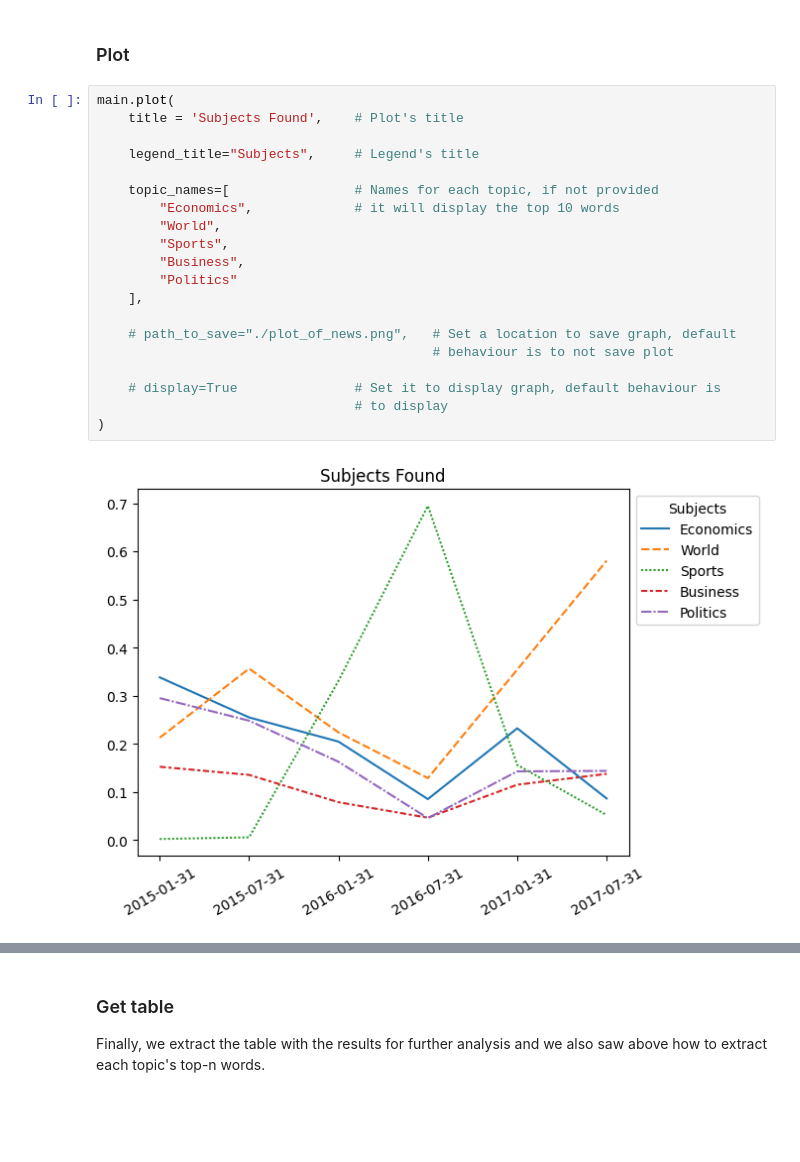
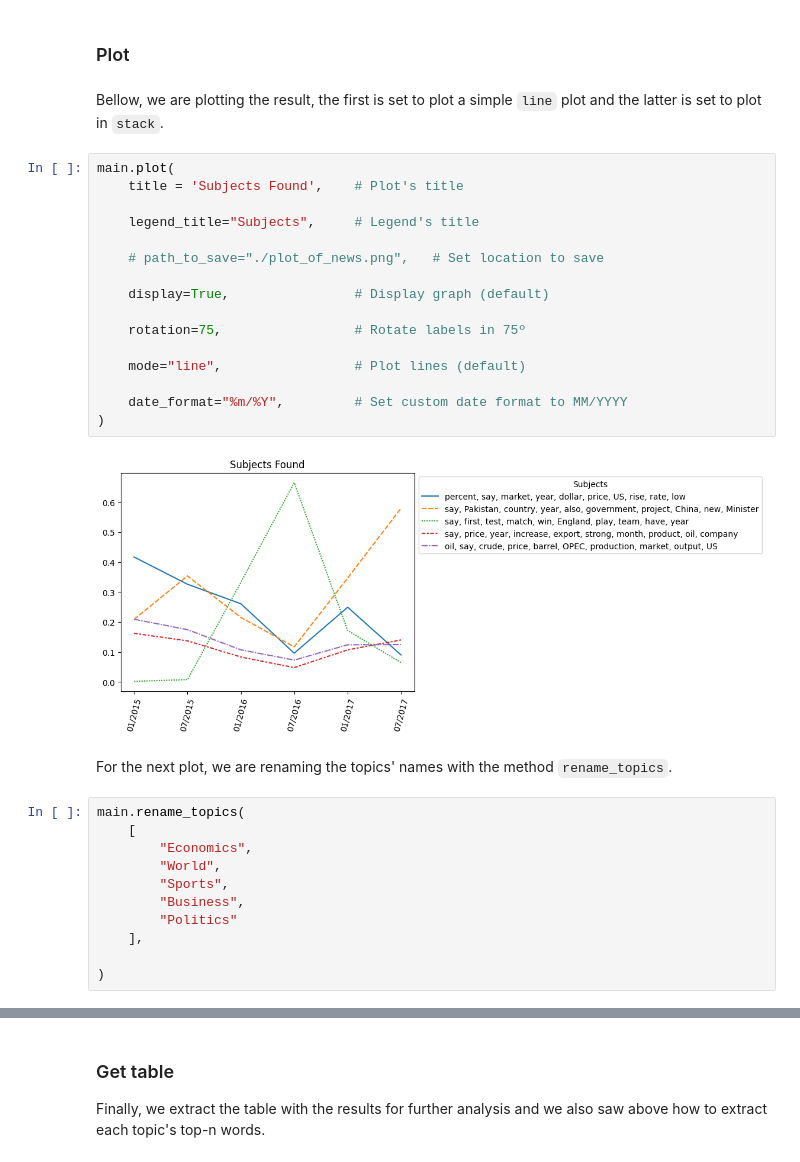
Before and after one commit to lda-over-time/lda-over-time, a Jupyter notebook: notebooks/tutorial.ipynb, the cells around one changed output, grey strips where cells are left out. Drawn from its saved outputs; the diff is of its cells as text; blank space fills up the shorter version.

Commit message:
Include new option of plot

```diff
--- a/notebooks/tutorial.ipynb
+++ b/notebooks/tutorial.ipynb
@@ -165,24 +165,35 @@ for topic_id in range(1, 6):
 # %% [markdown]
 ### Plot
+# %% [markdown]
+Bellow, we are plotting the result, the first is set to plot a simple `line` plot and the latter is set to plot in `stack`.
 # %%
 main.plot(
     title = 'Subjects Found',    # Plot's title
 
     legend_title="Subjects",     # Legend's title
 
-    topic_names=[                # Names for each topic, if not provided
-        "Economics",             # it will display the top 10 words
-        "World",
-        "Sports",
-        "Business",
-        "Politics"
-    ],
+    # path_to_save="./plot_of_news.png",   # Set location to save
 
-    # path_to_save="./plot_of_news.png",   # Set a location to save graph, default
-                                           # behaviour is to not save plot
+    display=True,                # Display graph (default)
 
-    # display=True               # Set it to display graph, default behaviour is
-                                 # to display
+    rotation=75,                 # Rotate labels in 75º
+
+    mode="line",                 # Plot lines (default)
+
+    date_format="%m/%Y",         # Set custom date format to MM/YYYY
 )
 # %% [output]
-[figure, old version]
+[figure, new version]
+# %% [markdown]
+For the next plot, we are renaming the topics' names with the method `rename_topics`.
+# %%
+main.rename_topics(
+    [
+        "Economics",
+        "World",
+        "Sports",
+        "Business",
+        "Politics"
+    ],
+
+)
```
Also changed, not shown: parts of 4 cells of this notebook, 1 other file.
